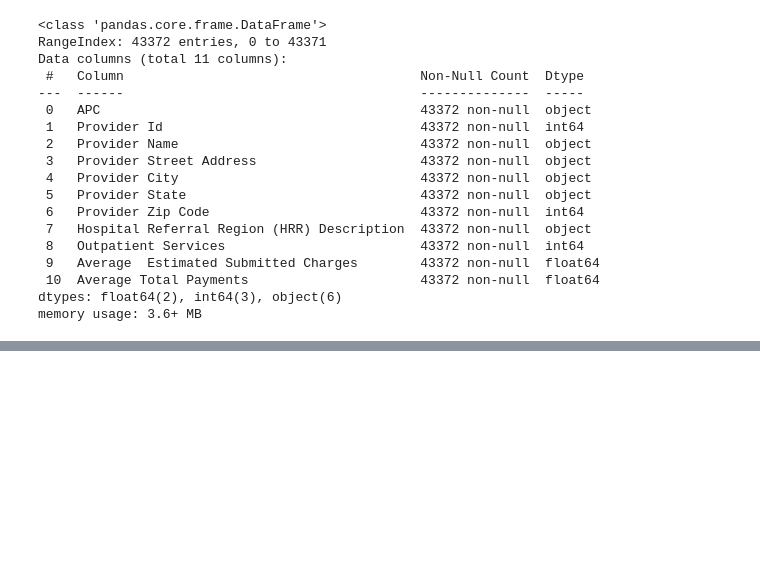
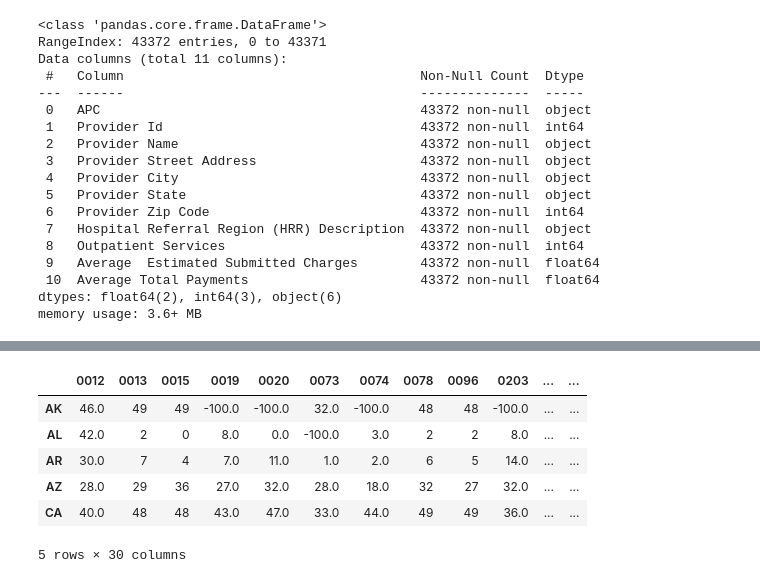
Before and after one commit to blueming-camelia/CIS6397_Project, a Jupyter notebook: outpatientData.ipynb, the cells around one changed output, grey strips where cells are left out. Drawn from its saved outputs; the diff is of its cells as text; code cells hidden in the pictures; blank space fills up the shorter version.

Commit message:
updating inpatientData.ipynb pt5

```diff
--- a/outpatientData.ipynb
+++ b/outpatientData.ipynb
@@ -155,0 +196,15 @@ fig.show()
+# %%
+with SQLServer('outpatient_hospital_charges') as db:
+    ranking_by_drg = dict()
+    for drg in outpatient_df['APC'].unique():
+
+        query = """
+            SELECT `Provider State` as providerState
+            FROM outpatient_hospital_charges
+            WHERE `APC` = '{drg}'
+            GROUP BY `Provider State`
+            ORDER BY AVG(`Average Total Payments`) ASC
+        """.format(drg=drg)
+
+        cursor = db.cur.execute(query)
+        ranking_by_drg[drg] = [record[0] for record in cursor]
@@ -155,0 +217,32 @@ fig.show()
+# %%
+drg_by_id = {key.split(' - ')[0]: key for key in ranking_by_drg.keys()}
+df_rank = pd.DataFrame(ranking_by_drg)
+# %%
+_df = pd.DataFrame(index=outpatient_df['Provider State'].unique())
+for column in df_rank.columns:
+    rankings_by_state = []
+
+    if column in ['rank']:
+        continue
+
+    for rank, curr_state in zip(outpatient_df.index, df_rank[column]):
+        rankings_by_state.append(curr_state)
+
+    t = pd.DataFrame(rankings_by_state, columns=['State'])
+    t['Rank'] = t.index
+    t.set_index(['State'], inplace=True)
+
+    _df = pd.merge(left=_df, right=t, how='left', left_index=True, right_index=True)
+
+_df.columns = drg_by_id.keys()
+# %%
+_df.fillna(-100, inplace=True)
+_df.head()
+# %% [output]
+|  | 0012 | 0013 | 0015 | 0019 | 0020 | 0073 | 0074 | 0078 | 0096 | 0203 | ... | ... |
+| AK | 46.0 | 49 | 49 | -100.0 | -100.0 | 32.0 | -100.0 | 48 | 48 | -100.0 | ... | ... |
+| AL | 42.0 | 2 | 0 | 8.0 | 0.0 | -100.0 | 3.0 | 2 | 2 | 8.0 | ... | ... |
+| AR | 30.0 | 7 | 4 | 7.0 | 11.0 | 1.0 | 2.0 | 6 | 5 | 14.0 | ... | ... |
+| AZ | 28.0 | 29 | 36 | 27.0 | 32.0 | 28.0 | 18.0 | 32 | 27 | 32.0 | ... | ... |
+| CA | 40.0 | 48 | 48 | 43.0 | 47.0 | 33.0 | 44.0 | 49 | 49 | 36.0 | ... | ... |
+5 rows × 30 columns
```
Also changed, not shown: parts of 9 cells of this notebook, 2 other files.
